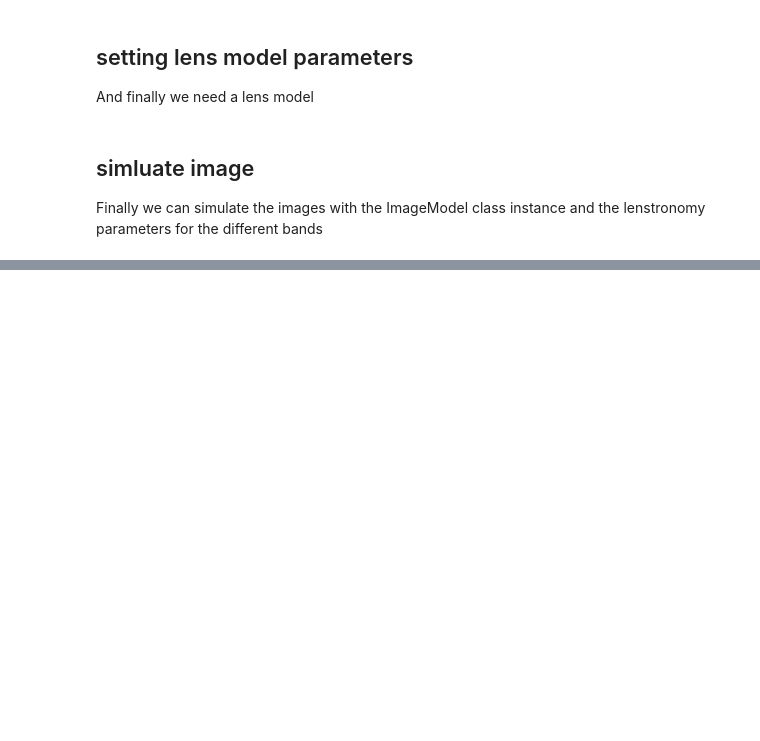
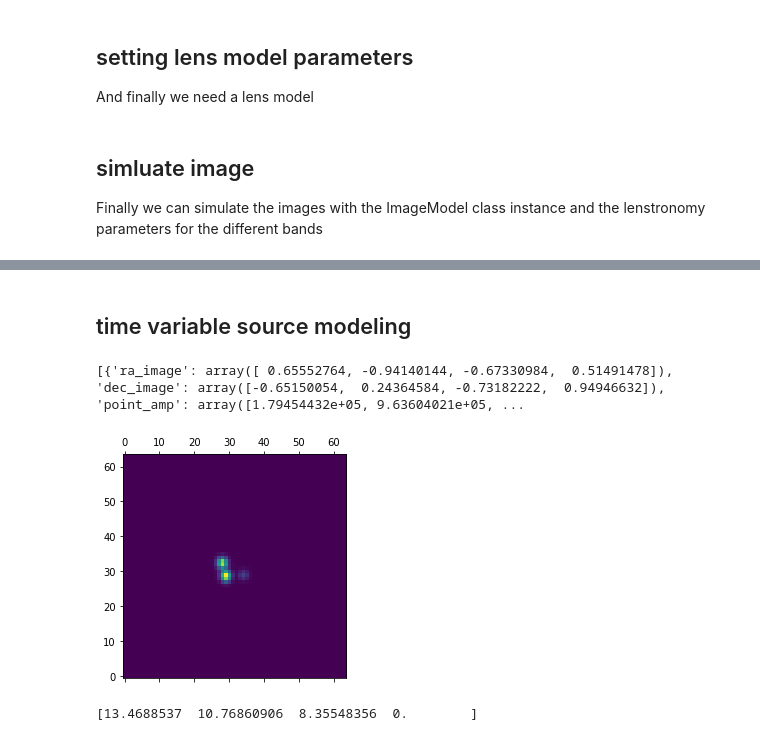
Before and after one commit to lenstronomy/lenstronomy-tutorials, a Jupyter notebook: lenstronomy_extensions/Notebooks/simulation_api.ipynb, the cells around one changed output, grey strips where cells are left out. Cells and saved outputs as stored; diff of their text form; code cells hidden in the pictures; blank space fills up the shorter version.

```diff
--- a/lenstronomy_extensions/Notebooks/simulation_api.ipynb
+++ b/lenstronomy_extensions/Notebooks/simulation_api.ipynb
@@ -188,0 +272,42 @@ plt.show()
+# %% [markdown]
+## time variable source modeling
+# %%
+# we define a time variable function in magnitude space
+def var_func(time):
+    sigma = 2
+    mag_0 = 17
+    cps = np.exp(-time ** 2 / (2 * sigma ** 2))
+    mag = data_util.cps2magnitude(cps, magnitude_zero_point=0)
+    mag_norm = data_util.cps2magnitude(1, magnitude_zero_point=0)
+    mag_return = mag - mag_norm + mag_0
+    return mag_return
+
+kwargs_model_time_var = {'lens_model_list': ['SIE', 'SHEAR'],  # list of lens models to be used
+                'lens_light_model_list': ['SERSIC_ELLIPSE'],  # list of unlensed light models to be used
+                'source_light_model_list': ['SERSIC_ELLIPSE'],  # list of extended source models to be used
+                         'z_lens': 0.5, 'z_source': 2
+               }
+# source position
+source_x, source_y = 0.01, 0.05
+# lens light
+kwargs_lens_light_mag_g = [{'magnitude': 19, 'R_sersic': .6, 'n_sersic': 4, 'e1': 0.1, 'e2': -0.1, 'center_x': 0, 'center_y': 0}]
+# source light
+kwargs_source_mag_g = [{'magnitude': 22, 'R_sersic': 0.3, 'n_sersic': 1, 'e1': -0.3, 'e2': -0.2, 'center_x': 0, 'center_y': 0}]
+
+
+
+from lenstronomy.SimulationAPI.point_source_variability import PointSourceVariability
+ps_var = PointSourceVariability(source_x, source_y, var_func, numpix, kwargs_g_band, kwargs_model_time_var, kwargs_numerics,
+                 kwargs_lens, kwargs_source_mag_g, kwargs_lens_light_mag_g, kwargs_ps_mag=None)
+# %%
+time = 10
+image_g = ps_var.image_time(time=time)
+image_g += sim_g.noise_for_model(model=image_g)
+plt.matshow(image_g, origin='lower')
+plt.show()
+
+print(ps_var.delays)
+# %% [output]
+[{'ra_image': array([ 0.65552764, -0.94140144, -0.67330984,  0.51491478]), 'dec_image': array([-0.65150054,  0.24364584, -0.73182222,  0.94946632]), 'point_amp': array([1.79454432e+05, 9.63604021e+05, ...
+[figure, added]
+[13.4688537  10.76860906  8.35548356  0.        ]
```
Also changed, not shown: parts of 6 cells of this notebook.
